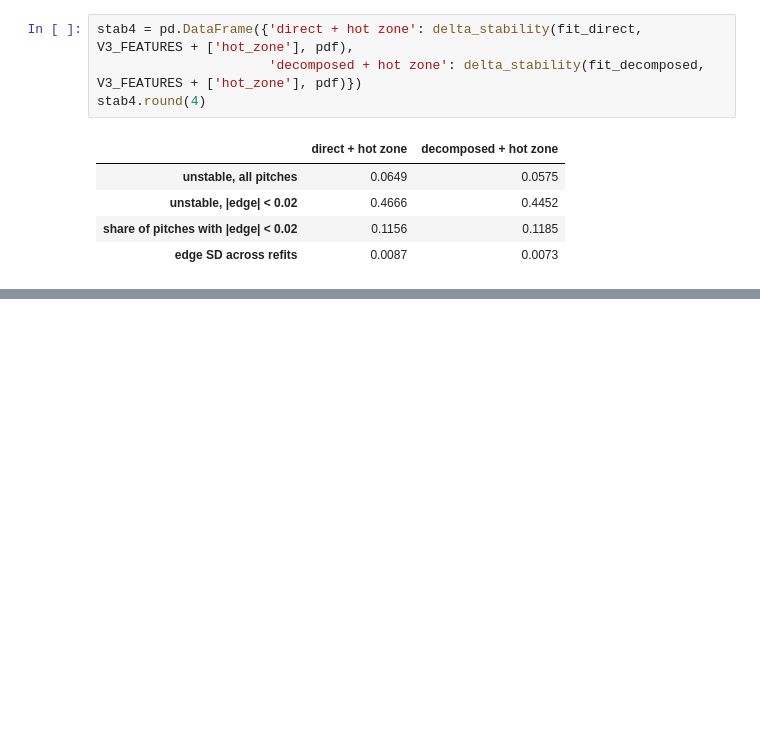
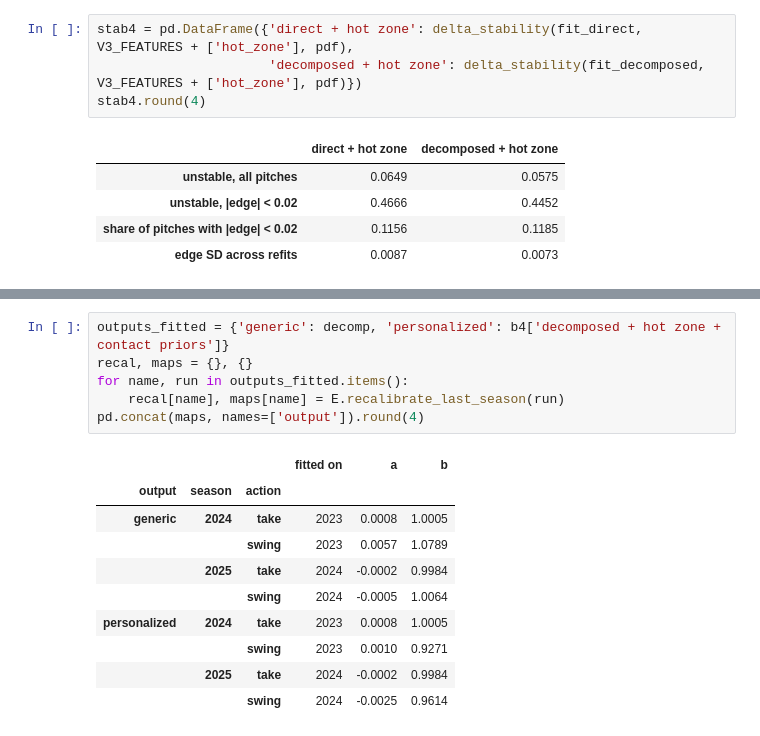
Before and after one commit to Jack1021ohoh/batter_decision_value, a Jupyter notebook: notebooks/v4_decomposition.ipynb, the cells around one changed output, grey strips where cells are left out. Drawn from its saved outputs; the diff is of its cells as text; blank space fills up the shorter version.

```diff
--- a/notebooks/v4_decomposition.ipynb
+++ b/notebooks/v4_decomposition.ipynb
@@ -429,0 +400,17 @@ bench[SHOW]
+# %%
+outputs_fitted = {'generic': decomp, 'personalized': b4['decomposed + hot zone + contact priors']}
+recal, maps = {}, {}
+for name, run in outputs_fitted.items():
+    recal[name], maps[name] = E.recalibrate_last_season(run)
+pd.concat(maps, names=['output']).round(4)
+# %% [output]
+|  |  |  | fitted on | a | b |
+| output | season | action |  |  |  |
+| generic | 2024 | take | 2023 | 0.0008 | 1.0005 |
+|  |  | swing | 2023 | 0.0057 | 1.0789 |
+|  | 2025 | take | 2024 | -0.0002 | 0.9984 |
+|  |  | swing | 2024 | -0.0005 | 1.0064 |
+| personalized | 2024 | take | 2023 | 0.0008 | 1.0005 |
+|  |  | swing | 2023 | 0.0010 | 0.9271 |
+|  | 2025 | take | 2024 | -0.0002 | 0.9984 |
+|  |  | swing | 2024 | -0.0025 | 0.9614 |
```
Also changed, not shown: parts of 13 cells of this notebook, 1 other file.
